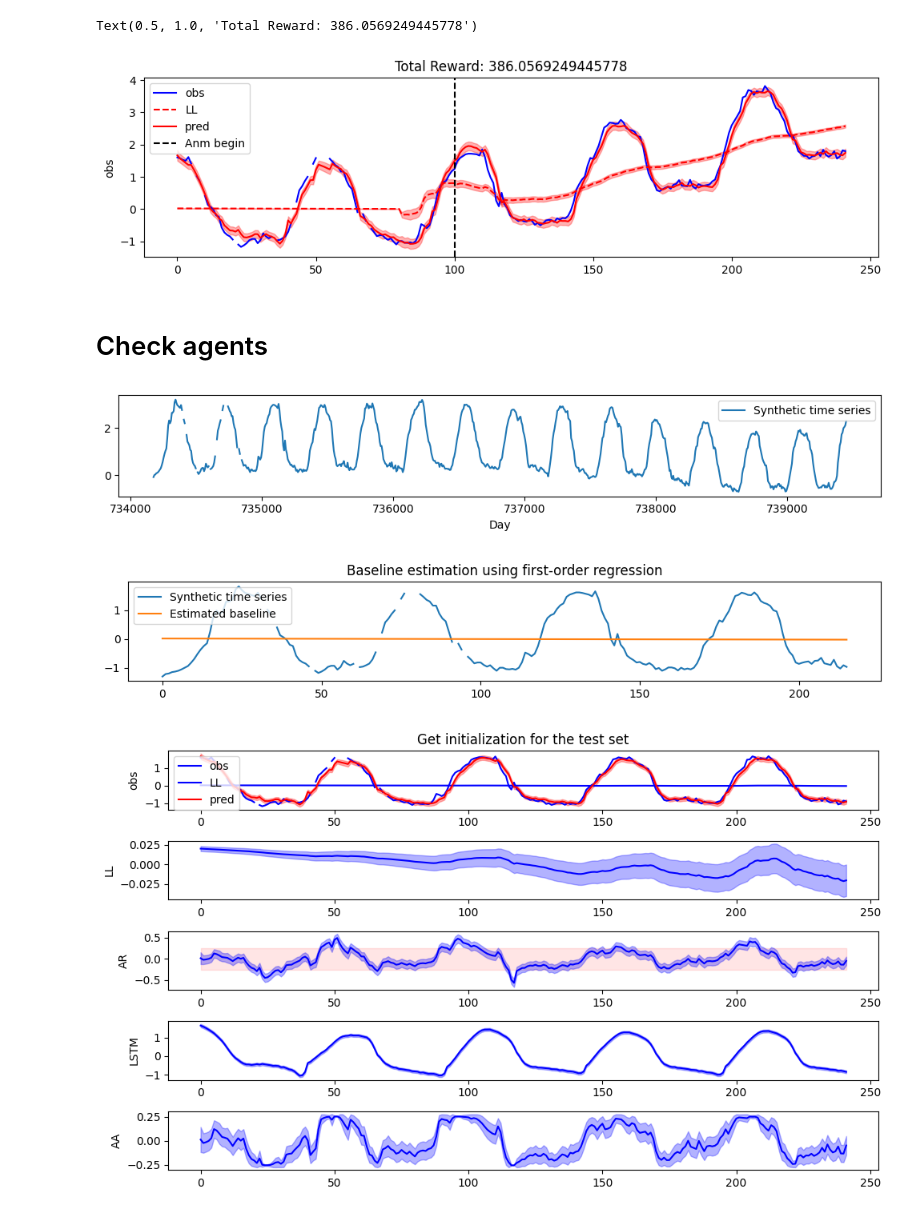
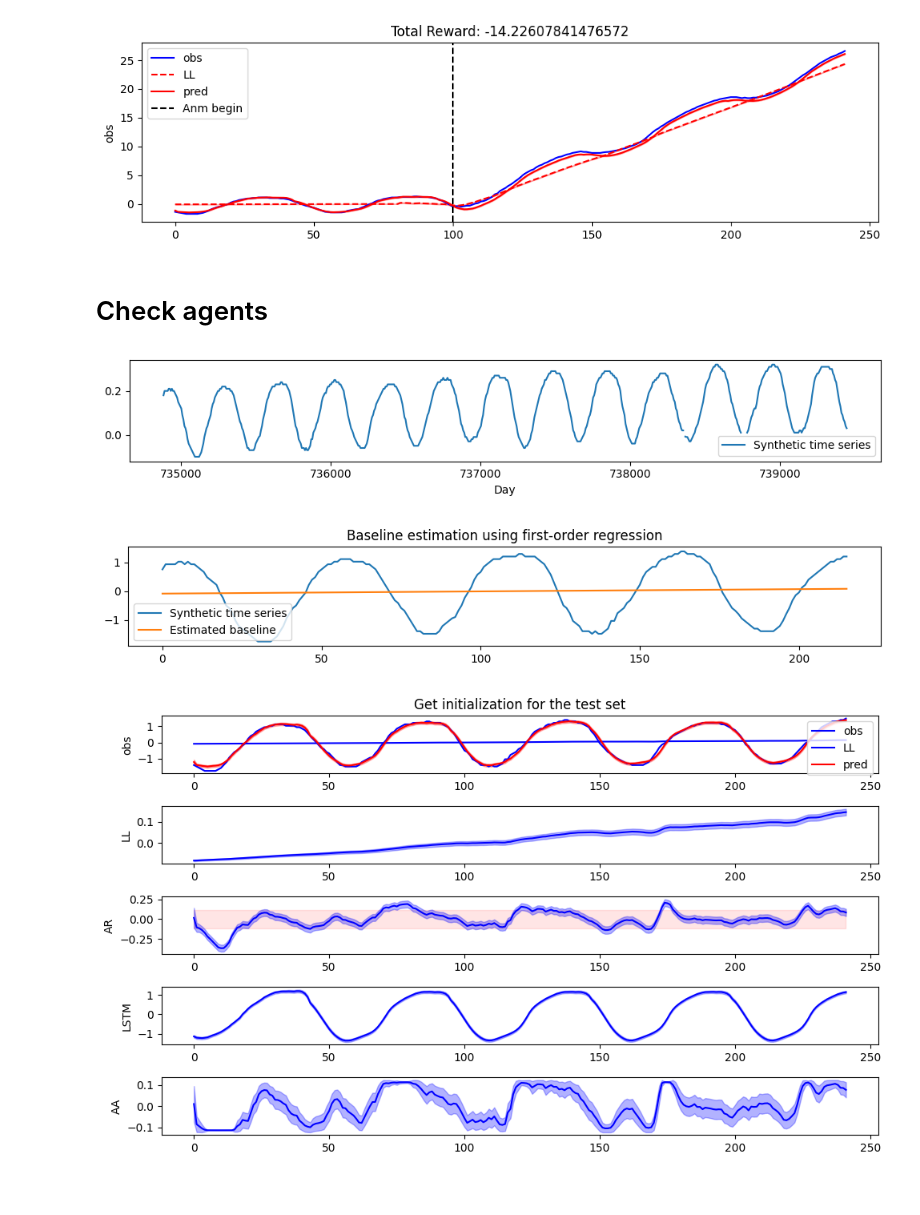
Before and after one commit to zhanwen-xin/cuTAGI, a Jupyter notebook: examples/check_evaluation_metric.ipynb, the cells around one changed output. Drawn from its saved outputs; the diff is of its cells as text; code cells hidden in the pictures.

```diff
--- a/examples/check_evaluation_metric.ipynb
+++ b/examples/check_evaluation_metric.ipynb
@@ -49,8 +38,8 @@ seq_stride = 1
 anm_pos = 100
 # %%
 train_dtl = TimeSeriesDataloader(
-                            x_file = 'data/CASC_LGA007PIAP_E010_2024_07/ytrain_obs.csv',
-                            date_time_file = 'data/CASC_LGA007PIAP_E010_2024_07/ytrain_datetime.csv',
+                            x_file = 'data/CASC_LGA007EFAPRG910_2024_07/ytrain_obs.csv',
+                            date_time_file = 'data/CASC_LGA007EFAPRG910_2024_07/ytrain_datetime.csv',
                             output_col = output_col,
                             input_seq_len = input_seq_len,
                             output_seq_len = output_seq_len,
@@ -60,8 +49,8 @@ train_dtl = TimeSeriesDataloader(
                         )
 
 test_dtl = TimeSeriesDataloader(
-                            x_file = 'data/CASC_LGA007PIAP_E010_2024_07/ytest_obs.csv',
-                            date_time_file = 'data/CASC_LGA007PIAP_E010_2024_07/ytest_datetime.csv',
+                            x_file = 'data/CASC_LGA007EFAPRG910_2024_07/ytest_obs.csv',
+                            date_time_file = 'data/CASC_LGA007EFAPRG910_2024_07/ytest_datetime.csv',
                             output_col = output_col,
                             input_seq_len = input_seq_len,
                             output_seq_len = output_seq_len,
@@ -73,8 +62,8 @@ test_dtl = TimeSeriesDataloader(
                         )
 
 train_val_dtl = TimeSeriesDataloader(
-                            x_file = 'data/CASC_LGA007PIAP_E010_2024_07/ytrain_yval_obs.csv',
-                            date_time_file = 'data/CASC_LGA007PIAP_E010_2024_07/ytrain_yval_datetime.csv',
+                            x_file = 'data/CASC_LGA007EFAPRG910_2024_07/ytrain_yval_obs.csv',
+                            date_time_file = 'data/CASC_LGA007EFAPRG910_2024_07/ytrain_yval_datetime.csv',
                             output_col = output_col,
                             input_seq_len = input_seq_len,
                             output_seq_len = output_seq_len,
@@ -90,7 +79,7 @@ train_val_dtl = TimeSeriesDataloader(
 # %%
 batch_iter = train_val_dtl.create_data_loader(batch_size, shuffle=False)
 
-model_path = './saved_param/CASC_LGA007PIAP_E010_2024_07/lstm_y_V3_int.pth'
+model_path = './saved_param/CASC_LGA007EFAPRG910_2024_07/lstm_test1.pth'
 net_test = Sequential(
     LSTM(num_features, 30, input_seq_len),
     LSTM(30, 30, input_seq_len),
@@ -100,14 +89,14 @@ net_test.set_threads(8)
 net_test.load(filename = model_path)
 
 
-initial_z = np.array([0.02028447583121533, -0.0001847171265765491, 0, 0, 0.02])
+initial_z = np.array([-0.08309378, 0.00077297, 0, 0, 0.02])
 initial_Sz = np.array([1E-5, 1E-8, 1e-20, 1e-20, 0.15**2])
 # initial_z = (np.array([0.02028447583121533, -0.0001847171265765491, 0, 0, 0.02])  - train_dtl.x_mean[output_col]) / (train_dtl.x_std[output_col] + 1e-10)
 # initial_Sz = np.array([1E-5, 1E-8, 1e-20, 1e-20, 0.15**2]) / (train_dtl.x_std[output_col] + 1e-10) ** 2
-phi_AR = 0.7149851524192852
-Sigma_AR = 0.008007963607039528
-var_phi_AR = 0.003201778390741798
-var_Sigma_AR = 3.1053512166112148e-06
+phi_AR = 0.8185086442104763
+Sigma_AR = 0.0010854901745454314
+var_phi_AR = 0.001623266218183672
+var_Sigma_AR = 8.92783354825664e-08
 
 hybrid_test = LSTM_SSM(
                 neural_network = net_test,           # LSTM
@@ -137,8 +126,8 @@ var_lstm = []
 
 total_reward = 0
 gamma_val = 0.99
-mean_R = 0.0880989332434907
-std_R = 0.7321812035504224
+mean_R = -0.09192017490159887
+std_R = 2.9818147991221187
 cost_itv = 1*(mean_R + std_R)/(1-gamma_val)
 
 var_y = np.full((batch_size * len(output_col),), sigma_v**2, dtype=np.float32)
@@ -240,27 +229,11 @@ ax0.axvline(x=anm_pos, color='black', linestyle='--', label='Anm begin')
 ax0.set_ylabel('obs')
 ax0.legend()
 
-# ax1.plot(np.arange(len(mu_LL)),mu_LL,color='b',label=r"LL")
-# ax1.fill_between(np.arange(len(mu_LL)), np.array(mu_LL) - np.sqrt(var_LL), np.array(mu_LL) + np.sqrt(var_LL), color='blue', alpha=0.3, label='±1 SD')
-# ax1.set_ylabel('LL')
+ax0.set_title('Total Reward: {}'.format(total_reward))
 
-# ax2.fill_between(np.arange(len(mu_AR)), np.zeros_like(len(mu_AR))-2*np.sqrt(AR_var_stationary), np.zeros_like(len(mu_AR))+2*np.sqrt(AR_var_stationary), color='red', alpha=0.1)
-# ax2.plot(np.arange(len(mu_AR)),mu_AR,color='b',label=r"AR")
-# ax2.fill_between(np.arange(len(mu_AR)), np.array(mu_AR) - np.sqrt(var_AR), np.array(mu_AR) + np.sqrt(var_AR), color='blue', alpha=0.3, label='±1 SD')
-# ax2.set_ylabel('AR')
-
-# ax3.plot(np.arange(len(mu_lstm)),mu_lstm,color='b',label=r"LSTM")
-# ax3.fill_between(np.arange(len(mu_lstm)), np.array(mu_lstm) - np.sqrt(var_lstm), np.array(mu_lstm) + np.sqrt(var_lstm), color='blue', alpha=0.3, label='±1 SD')
-# ax3.set_ylabel('LSTM')
-
-# ax4.plot(np.arange(len(mu_AA)),mu_AA,color='b',label=r"AA")
-# ax4.fill_between(np.arange(len(mu_AA)), np.array(mu_AA) - np.sqrt(var_AA), np.array(mu_AA) + np.sqrt(var_AA), color='blue', alpha=0.3, label='±1 SD')
-# ax4.set_ylabel('AA')
-
-ax0.set_title('Total Reward: {}'.format(total_reward))
+plt.show()
 # %% [output]
-Text(0.5, 1.0, 'Total Reward: 386.0569249445778')
-[figure, old version]
+[figure, new version]
 # %% [markdown]
 # Check agents
 # %%
@@ -269,50 +242,49 @@ import torch
 from src.RL_functions.helpers import *
 from pytagi.nn import Linear, OutputUpdater, ReLU, Sequential, EvenExp
 # %%
-obs_file_paths = ['data/CASC_LGA007PIAP_E010_2024_07/ytrain_obs.csv', 'data/CASC_LGA007PIAP_E010_2024_07/yval_obs.csv', 'data/CASC_LGA007PIAP_E010_2024_07/ytest_obs.csv']
-date_file_paths=['data/CASC_LGA007PIAP_E010_2024_07/ytrain_datetime.csv', 'data/CASC_LGA007PIAP_E010_2024_07/yval_datetime.csv', 'data/CASC_LGA007PIAP_E010_2024_07/ytest_datetime.csv']
+obs_file_paths = ['data/CASC_LGA007EFAPRG910_2024_07/ytrain_obs.csv', 'data/CASC_LGA007EFAPRG910_2024_07/yval_obs.csv', 'data/CASC_LGA007EFAPRG910_2024_07/ytest_obs.csv']
+date_file_paths=['data/CASC_LGA007EFAPRG910_2024_07/ytrain_datetime.csv', 'data/CASC_LGA007EFAPRG910_2024_07/yval_datetime.csv', 'data/CASC_LGA007EFAPRG910_2024_07/ytest_datetime.csv']
 
 data_preprocessor = generate_one_synthetic_time_series(used_for_generation=False)
 data_preprocessor.time_series['y'] = y_disp
 data_preprocessor.time_series['timesteps'] = timestamps
 data_preprocessor.time_step_interval = 7
 data_preprocessor.export_to_csv(indices_train_val_test=[216, 268, -1],
                      observation_file_paths = obs_file_paths,
                      datetime_file_paths=date_file_paths,
-                     start_datetime=datetime(2010, 2, 7, 12, 0, 0))
+                     start_datetime=datetime(2012, 1, 15, 12, 0, 0))
 val_datetime_values = data_preprocessor.get_validation_datetime_values()
 data_preprocessor.plot()
 
 BDLM = BDLM_trainer(num_epochs=num_epochs,
                     batch_size=batch_size,
                     sigma_v=sigma_v,
                     output_col=output_col,
                     num_features=num_features,
                     components = 'LT + BAR + ITV + AR',
                     use_BAR = True,
                     input_BAR = [2, -2, 2],
                     input_seq_len=input_seq_len,
                     output_seq_len=output_seq_len,
                     seq_stride=seq_stride)
 BDLM.load_datasets(obs_file_paths, date_file_paths, time_covariates)
 BDLM.estimate_initial_baseline(plot=True)
 
-BDLM.phi_AR = 0.7149851524192852
-BDLM.Sigma_AR = 0.008007963607039528
-BDLM.var_phi_AR = 0.003201778390741798
-BDLM.var_Sigma_AR = 3.1053512166112148e-06
-
-BDLM.load_LSTM_model(path = './saved_param/CASC_LGA007PIAP_E010_2024_07/lstm_y_V3_int.pth')
+BDLM.phi_AR = 0.8011867994059351
+BDLM.Sigma_AR = 0.0011412510275942147
+BDLM.var_phi_AR = 0.0017259715125206064
+BDLM.var_Sigma_AR = 9.593143239627384e-08
+BDLM.load_LSTM_model(path = './saved_param/CASC_LGA007EFAPRG910_2024_07/lstm_V2.pth')
 
 initial_z = np.array([BDLM.level_init, BDLM.speed_init, 0, 0, 0.02])
 initial_Sz = np.array([1E-5, 1E-8, 1e-20, 1e-20, 0.15**2])
 LSTM_net, init_mu_lstm, init_var_lstm, init_z, init_Sz, init_mu_W2b, init_var_W2b,\
 last_seq_obs, last_seq_datetime, last_lstm_x = BDLM.get_testing_model_initials(val_datetime_values=val_datetime_values, plot=True,
                                                                                initial_z = initial_z, initial_Sz = initial_Sz)
 # %% [output]
-[figure, old version]
+[figure, new version]
-[figure, old version]
+[figure, new version]
-[figure, old version]
+[figure, new version]
 # %%
 class TAGI_Net():
     def __init__(self, n_observations, n_actions):
```
Also changed, not shown: parts of 8 cells of this notebook, 8 other files.
